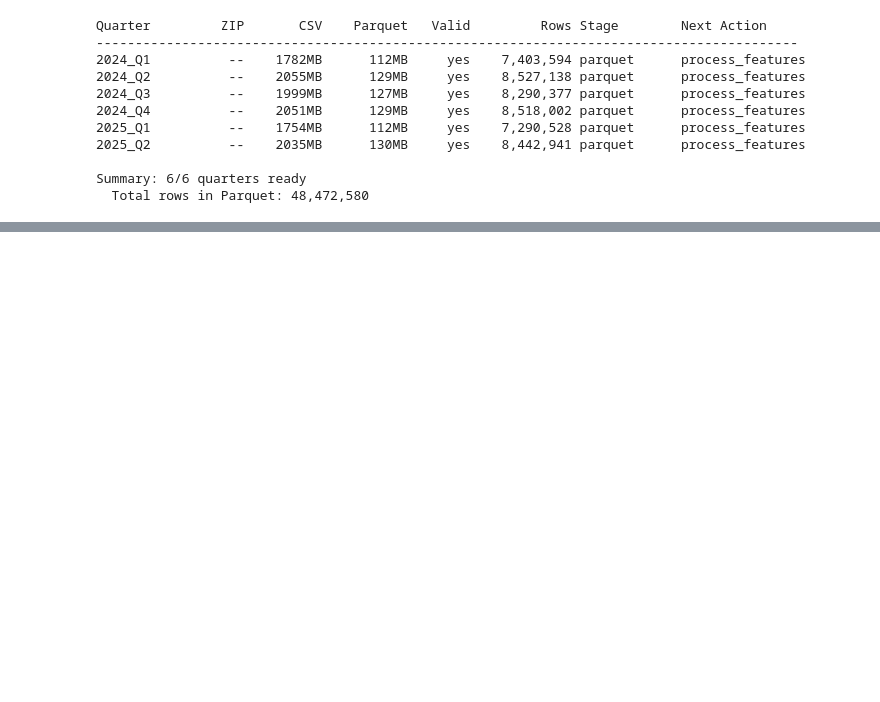
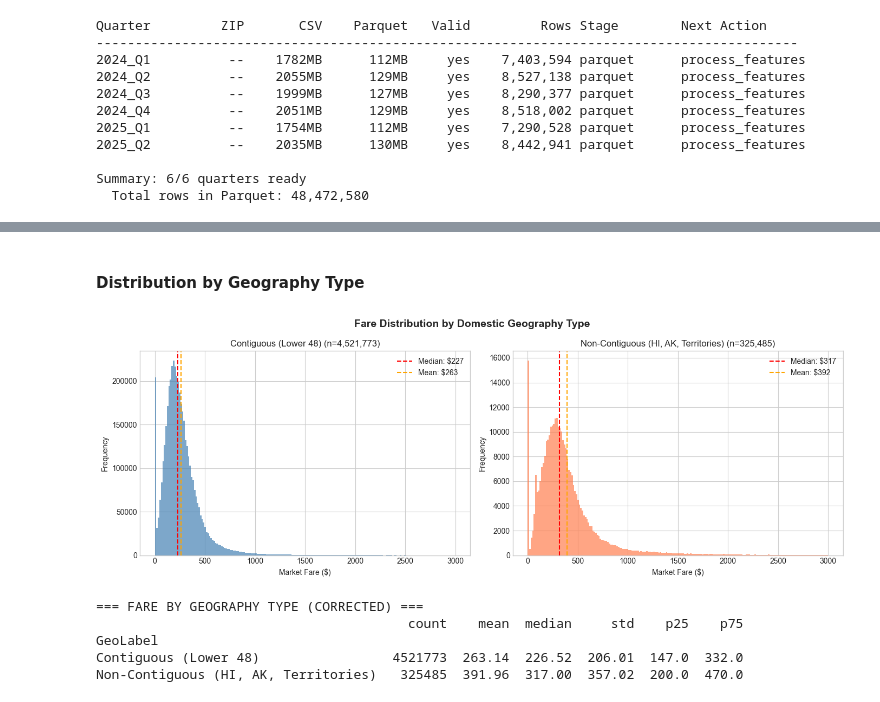
Before and after one commit to ThongLai/Flight-Scanner, a Jupyter notebook: experiment_notebooks/BTS DB1B.ipynb, the cells around one changed output, grey strips where cells are left out. Drawn from its saved outputs; the diff is of its cells as text; code cells hidden in the pictures; blank space fills up the shorter version.

```diff
--- a/experiment_notebooks/BTS DB1B.ipynb
+++ b/experiment_notebooks/BTS DB1B.ipynb
@@ -313,0 +344,50 @@ df
+# %% [markdown]
+#### Distribution by Geography Type
+# %%
+geo_labels = {
+    1: "Non-Contiguous (HI, AK, Territories)",
+    2: "Contiguous (Lower 48)",
+}
+df["GeoLabel"] = df["MktGeoType"].map(geo_labels).fillna("Other")
+
+fig, axes = plt.subplots(1, 2, figsize=(14, 5))
+fig.suptitle(
+    "Fare Distribution by Domestic Geography Type",
+    fontsize=14, fontweight="bold",
+)
+
+colors = {"Non-Contiguous (HI, AK, Territories)": "coral",
+          "Contiguous (Lower 48)": "steelblue"}
+
+for ax, (geo, group) in zip(axes, df.groupby("GeoLabel", observed=True)):
+    ax.hist(group[FARE_COL], bins=200, range=(0, 3000),
+            alpha=0.7, edgecolor="none", color=colors.get(geo, "gray"))
+    ax.axvline(group[FARE_COL].median(), color="red", linestyle="--",
+               label=f"Median: ${group[FARE_COL].median():.0f}")
+    ax.axvline(group[FARE_COL].mean(), color="orange", linestyle="--",
+               label=f"Mean: ${group[FARE_COL].mean():.0f}")
+    ax.set_xlabel("Market Fare ($)")
+    ax.set_ylabel("Frequency")
+    ax.set_title(f"{geo} (n={len(group):,})")
+    ax.legend()
+
+plt.tight_layout()
+plt.show()
+
+print("\n=== FARE BY GEOGRAPHY TYPE (CORRECTED) ===")
+geo_stats = df.groupby("GeoLabel", observed=True)[FARE_COL].agg(
+    count="count",
+    mean="mean",
+    median="median",
+    std="std",
+    p25=lambda x: x.quantile(0.25),
+    p75=lambda x: x.quantile(0.75),
+).round(2)
+print(geo_stats.to_string())
+# %% [output]
+[figure, added]
+=== FARE BY GEOGRAPHY TYPE (CORRECTED) ===
+                                        count    mean  median     std    p25    p75
+GeoLabel
+Contiguous (Lower 48)                 4521773  263.14  226.52  206.01  147.0  332.0
+Non-Contiguous (HI, AK, Territories)   325485  391.96  317.00  357.02  200.0  470.0
```
Also changed, not shown: parts of 50 cells of this notebook.
